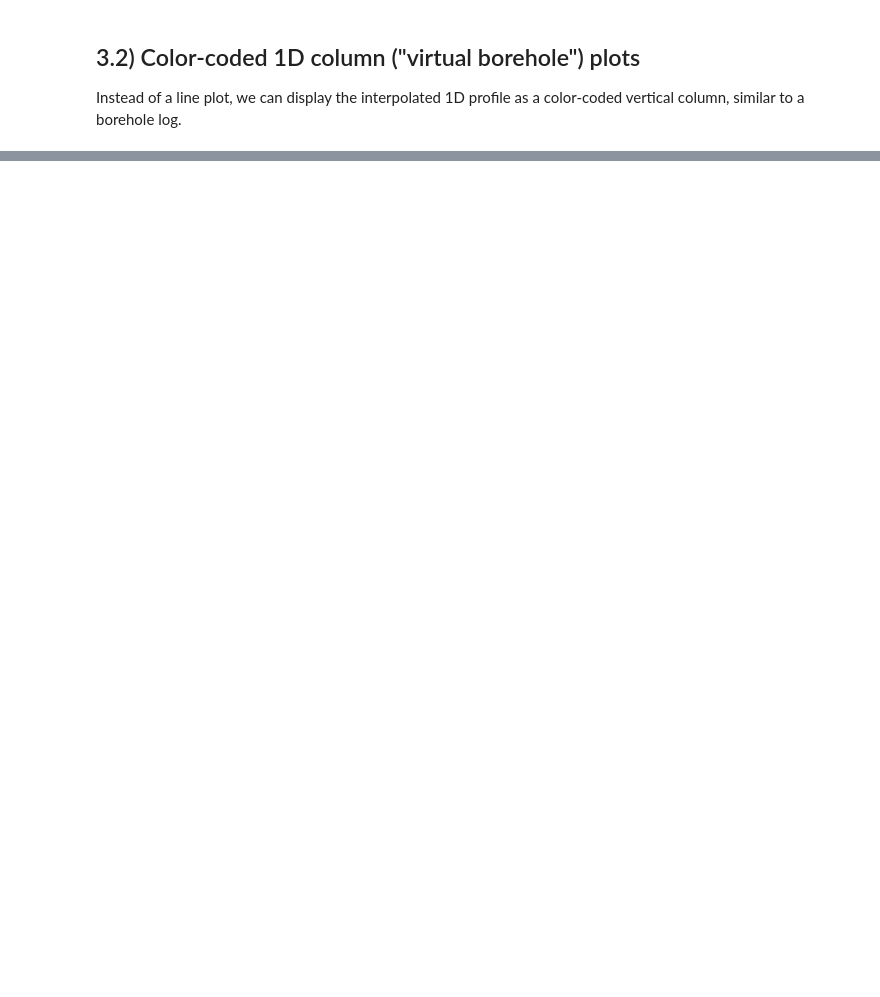
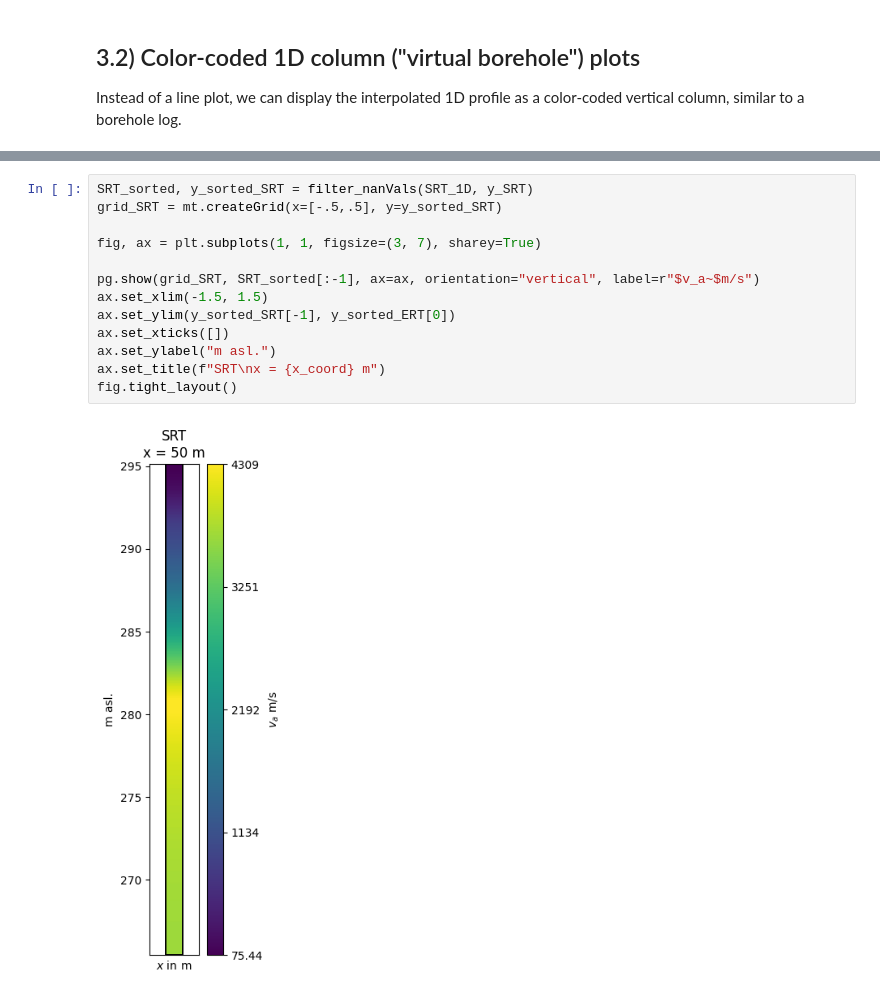
Before and after one commit to gimli-org/nsg26, a Jupyter notebook: 01_introduction/1D_boreholes.ipynb, the cells around one changed output, grey strips where cells are left out. Saved outputs shown, nothing was run; the diff lists cells and outputs as text; blank space fills up the shorter version.

```diff
--- a/01_introduction/1D_boreholes.ipynb
+++ b/01_introduction/1D_boreholes.ipynb
@@ -149,0 +129,15 @@ fig.tight_layout()
+# %%
+SRT_sorted, y_sorted_SRT = filter_nanVals(SRT_1D, y_SRT)
+grid_SRT = mt.createGrid(x=[-.5,.5], y=y_sorted_SRT)
+
+fig, ax = plt.subplots(1, 1, figsize=(3, 7), sharey=True)
+
+pg.show(grid_SRT, SRT_sorted[:-1], ax=ax, orientation="vertical", label=r"$v_a~$m/s")
+ax.set_xlim(-1.5, 1.5)
+ax.set_ylim(y_sorted_SRT[-1], y_sorted_ERT[0])
+ax.set_xticks([])
+ax.set_ylabel("m asl.")
+ax.set_title(f"SRT\nx = {x_coord} m")
+fig.tight_layout()
+# %% [output]
+[figure, added]
```
Also changed, not shown: parts of 8 cells of this notebook, 8 other files.
